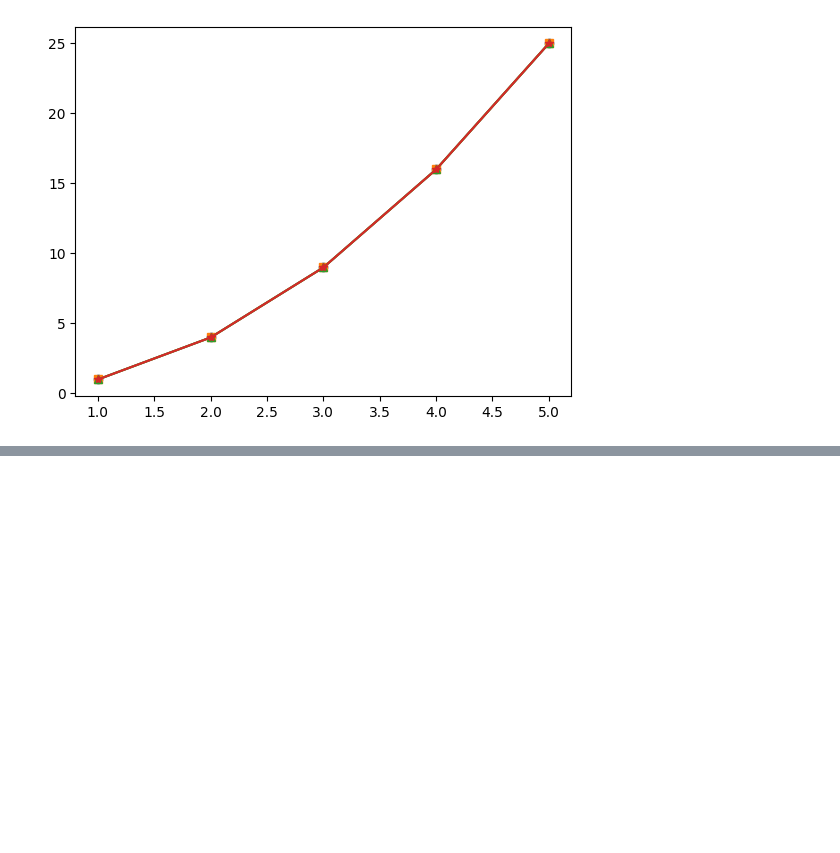
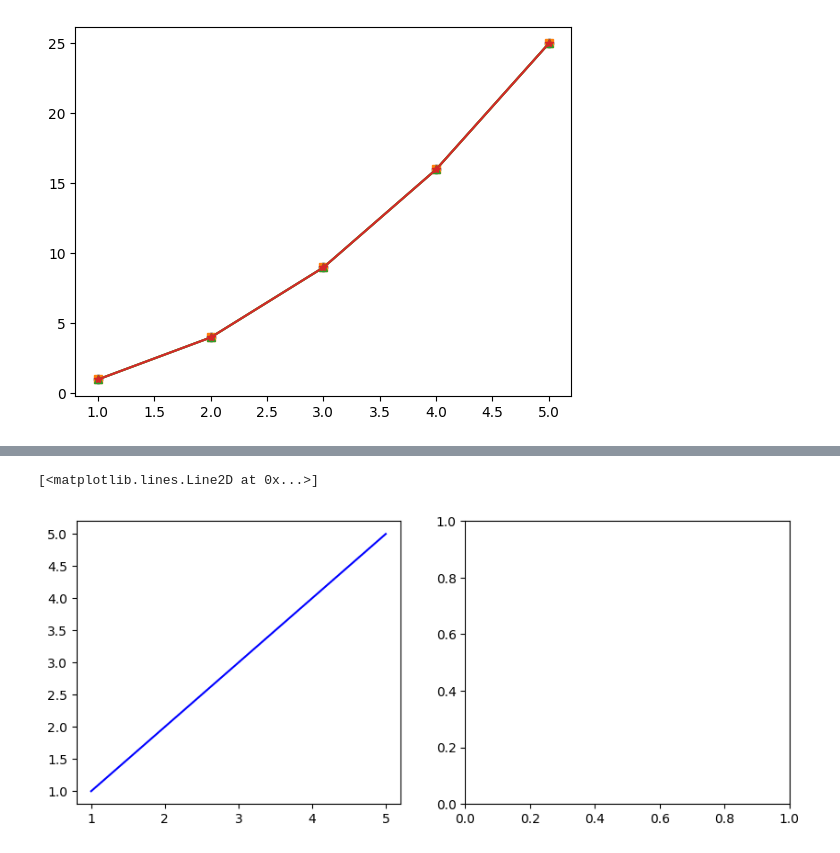
Before and after one commit to Subodhoraw/Python-revive, a Jupyter notebook: Q&A/python_details/matplotlibd/basicsmatplot.ipynb, the cells around one changed output, grey strips where cells are left out. Saved outputs shown, nothing was run; the diff lists cells and outputs as text; code cells hidden in the pictures; blank space fills up the shorter version.

```diff
--- a/Q&A/python_details/matplotlibd/basicsmatplot.ipynb
+++ b/Q&A/python_details/matplotlibd/basicsmatplot.ipynb
@@ -199,0 +223,13 @@ plt.show()
+# %%
+x = [1, 2, 3, 4, 5]
+y1 = [1, 2, 3, 4, 5]
+y2 = [1, 4, 9, 16, 25]
+
+#create 1 row , 2 columns of subplots
+fig , (ax1,ax2) = plt.subplots(1,2, figsize =(10,4))
+
+#first subplot
+ax1.plot(x,y1,'b-')
+# %% [output]
+[<matplotlib.lines.Line2D at 0x...>]
+[figure, added]
```
Also changed, not shown: parts of 6 cells of this notebook, 1 other file.
